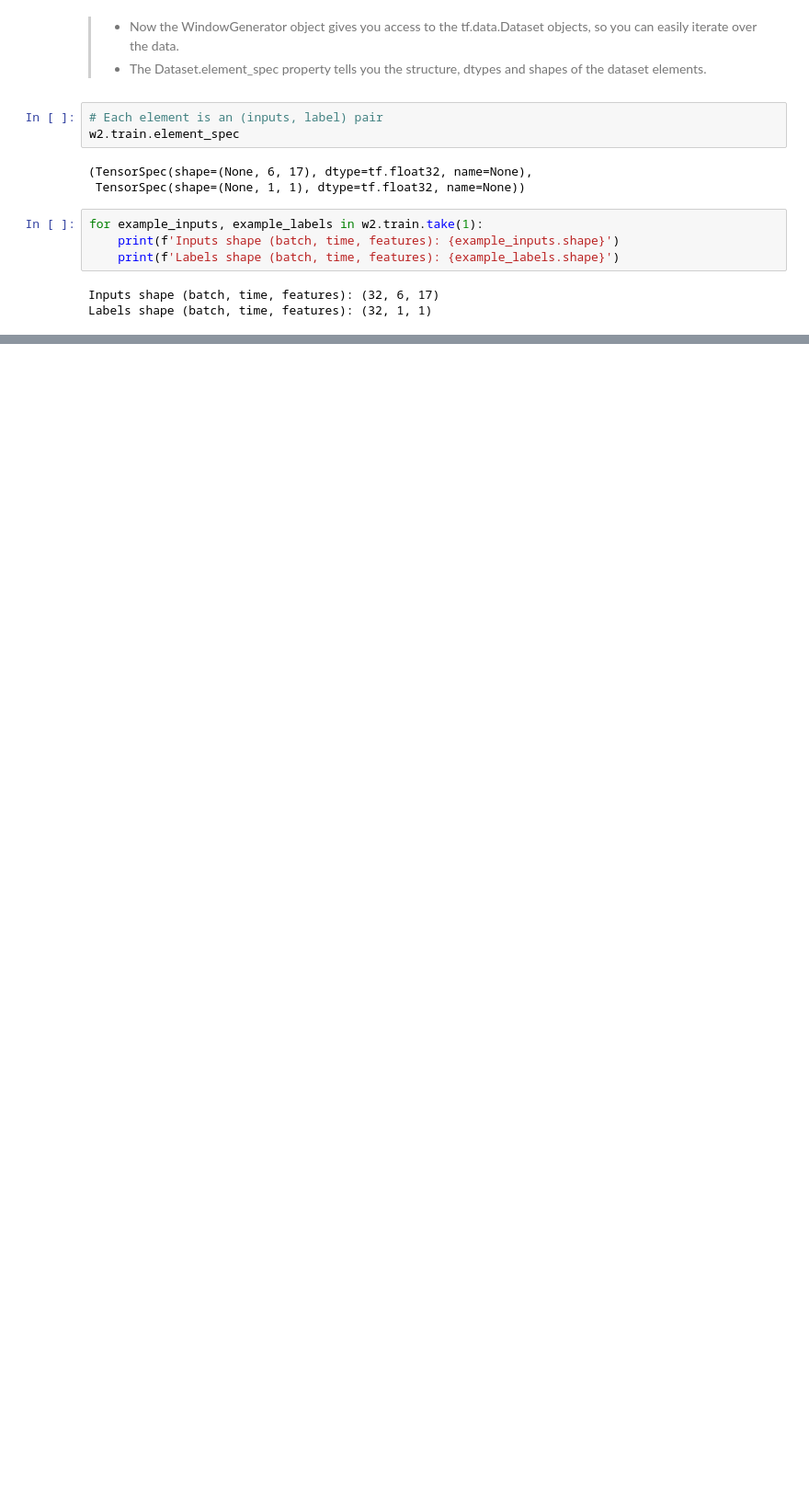
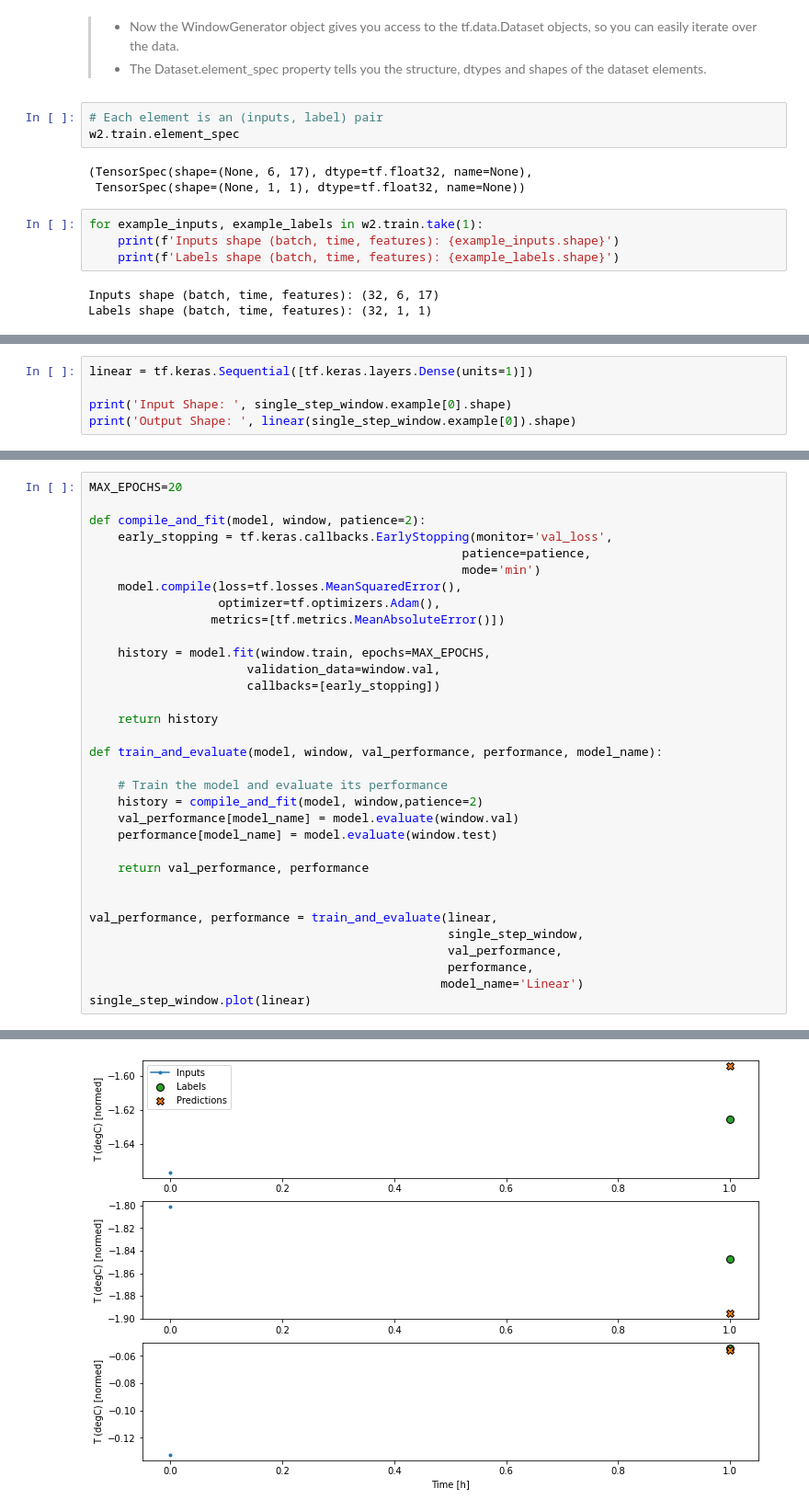
Before and after one commit to praneesh12/Deep-Learning-using-Keras, a Jupyter notebook: 1D-CNN_LSTM_TSF.ipynb, the cells around one changed output, grey strips where cells are left out. Shown at 92% size. Saved outputs shown, nothing was run; the diff lists cells and outputs as text; blank space fills up the shorter version.

Commit message:
add con1d and dense nn

```diff
--- a/1D-CNN_LSTM_TSF.ipynb
+++ b/1D-CNN_LSTM_TSF.ipynb
@@ -521,0 +618,5 @@ Labels shape (batch, time, features): (32, 1, 1)
+# %%
+linear = tf.keras.Sequential([tf.keras.layers.Dense(units=1)])
+
+print('Input Shape: ', single_step_window.example[0].shape)
+print('Output Shape: ', linear(single_step_window.example[0]).shape)
@@ -521,0 +626,34 @@ Labels shape (batch, time, features): (32, 1, 1)
+# %%
+MAX_EPOCHS=20
+
+def compile_and_fit(model, window, patience=2):
+    early_stopping = tf.keras.callbacks.EarlyStopping(monitor='val_loss',
+                                                    patience=patience,
+                                                    mode='min')
+    model.compile(loss=tf.losses.MeanSquaredError(),
+                  optimizer=tf.optimizers.Adam(),
+                 metrics=[tf.metrics.MeanAbsoluteError()])
+
+    history = model.fit(window.train, epochs=MAX_EPOCHS,
+                      validation_data=window.val,
+                      callbacks=[early_stopping])
+
+    return history
+
+def train_and_evaluate(model, window, val_performance, performance, model_name):
+
+    # Train the model and evaluate its performance
+    history = compile_and_fit(model, window,patience=2)
+    val_performance[model_name] = model.evaluate(window.val)
+    performance[model_name] = model.evaluate(window.test)
+
+    return val_performance, performance
+
+
+val_performance, performance = train_and_evaluate(linear,
+                                                  single_step_window,
+                                                  val_performance,
+                                                  performance,
+                                                 model_name='Linear')
+single_step_window.plot(linear)
+# %% [output]
@@ -521,0 +668 @@ Labels shape (batch, time, features): (32, 1, 1)
+[figure, added]
```
Also changed, not shown: parts of 26 cells of this notebook.
